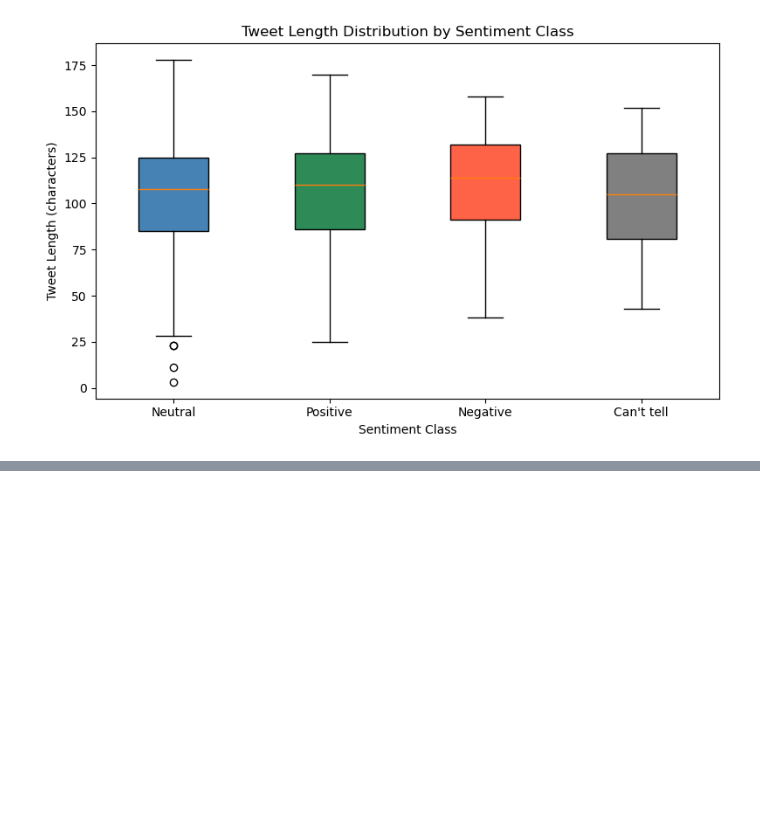
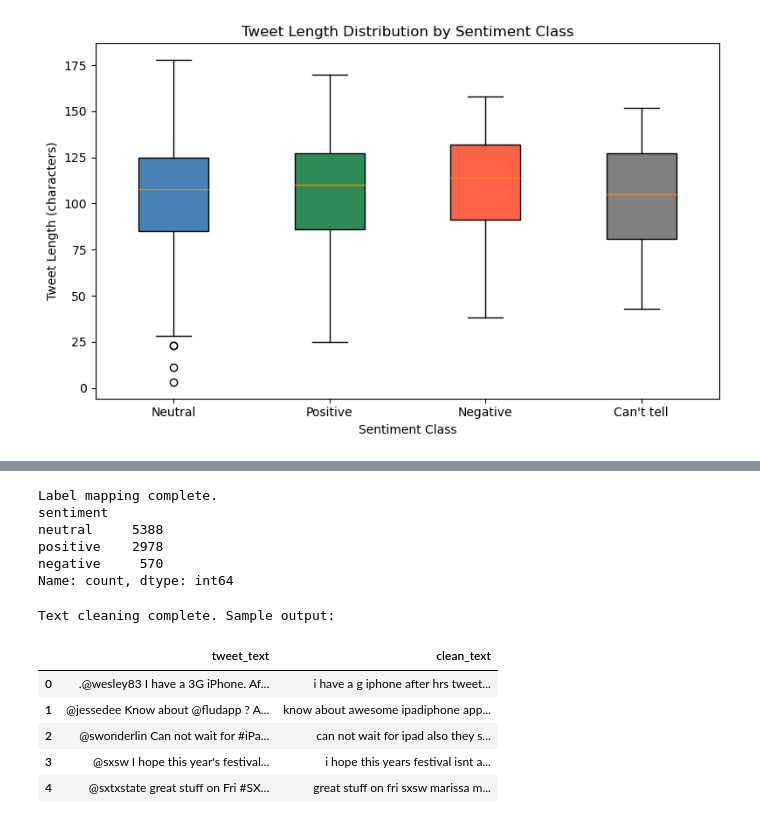
Before and after one commit to mkxangie/Tweet-Sentiment-Analysis, a Jupyter notebook: tweet-sentiment-analysis-project.ipynb, the cells around one changed output, grey strips where cells are left out. Saved outputs shown, nothing was run; the diff lists cells and outputs as text; code cells hidden in the pictures; blank space fills up the shorter version.

```diff
--- a/tweet-sentiment-analysis-project.ipynb
+++ b/tweet-sentiment-analysis-project.ipynb
@@ -228,0 +249,7 @@ plt.show()
+# %%
+# Step 2 - Remove the "I can't tell" class
+df = df[df['sentiment'] != "I can't tell"]
+print('Rows after removing ambiguous class:', len(df))
+print()
+print('Remaining classes:')
+print(df['sentiment'].value_counts())
@@ -228,0 +265,52 @@ plt.show()
+# %%
+# Step 3 - Map sentiment labels to clean short names
+label_map = {
+    'Positive emotion': 'positive',
+    'Negative emotion': 'negative',
+    'No emotion toward brand or product': 'neutral'
+}
+
+df['sentiment'] = df['sentiment'].map(label_map)
+
+print('Label mapping complete.')
+print(df['sentiment'].value_counts())
+# %% [output]
+Label mapping complete.
+sentiment
+neutral     5388
+positive    2978
+negative     570
+Name: count, dtype: int64
+# %%
+# Step 4 - Define a text cleaning function
+def clean_tweet(text):
+    """
+    Cleans a raw tweet string by:
+    - Converting to lowercase
+    - Removing URLs
+    - Removing @mentions
+    - Removing hashtag symbols (keeps the word)
+    - Removing punctuation and numbers
+    - Stripping extra whitespace
+    """
+    text = str(text).lower()
+    text = re.sub(r'http\S+|www\S+', '', text)       # remove URLs
+    text = re.sub(r'@\w+', '', text)                  # remove mentions
+    text = re.sub(r'#', '', text)                     # remove hashtag symbol
+    text = re.sub(r'[^a-z\s]', '', text)              # keep only letters and spaces
+    text = re.sub(r'\s+', ' ', text).strip()          # remove extra whitespace
+    return text
+
+# Apply the cleaning function
+df['clean_text'] = df['tweet_text'].apply(clean_tweet)
+
+print('Text cleaning complete. Sample output:')
+df[['tweet_text', 'clean_text']].head(5)
+# %% [output]
+Text cleaning complete. Sample output:
+|  | tweet_text | clean_text |
+| 0 | .@wesley83 I have a 3G iPhone. Af... | i have a g iphone after hrs tweet... |
+| 1 | @jessedee Know about @fludapp ? A... | know about awesome ipadiphone app... |
+| 2 | @swonderlin Can not wait for #iPa... | can not wait for ipad also they s... |
+| 3 | @sxsw I hope this year's festival... | i hope this years festival isnt a... |
+| 4 | @sxtxstate great stuff on Fri #SX... | great stuff on fri sxsw marissa m... |
```
Also changed, not shown: parts of 4 cells of this notebook.
